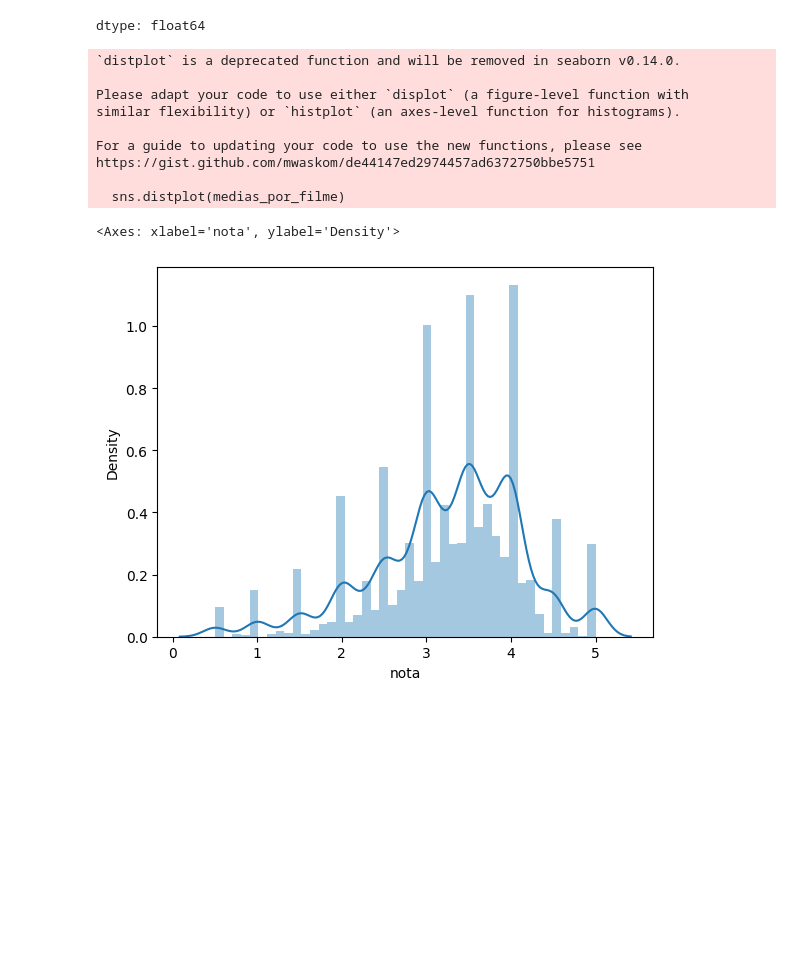
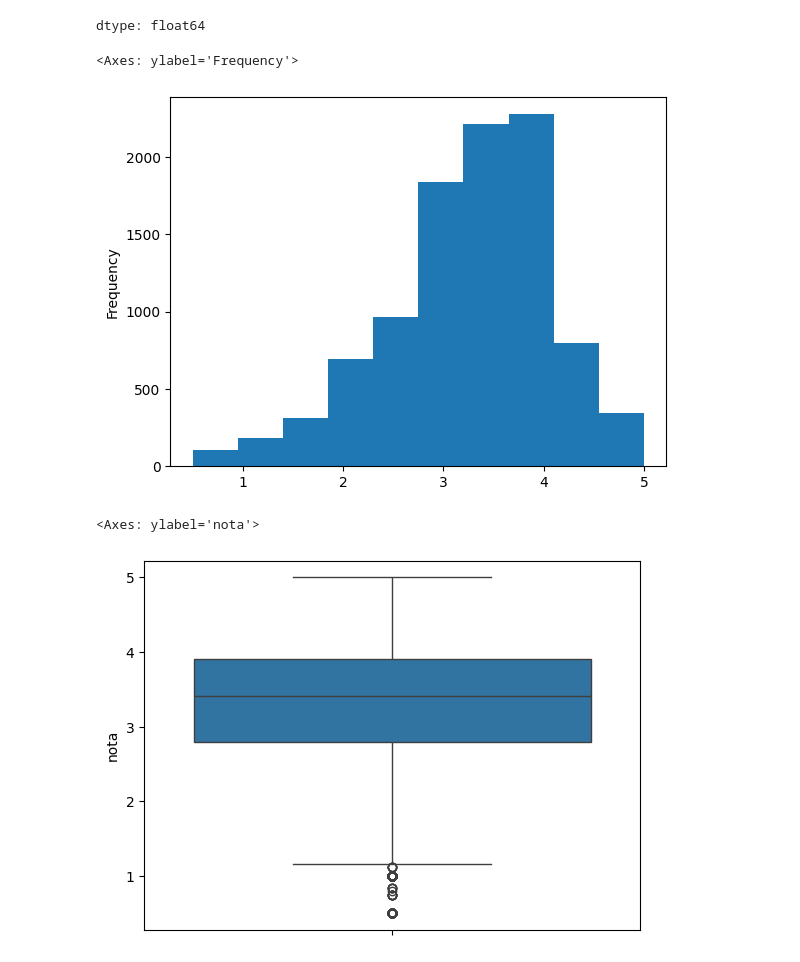
Before and after one commit to Ygor-Amaro/Alura_data_science_1, a Jupyter notebook: Data_Science_explorando_e_analisando_dados.ipynb, the cells around one changed output. Saved outputs shown, nothing was run; the diff lists cells and outputs as text; code cells hidden in the pictures; blank space fills up the shorter version.

```diff
--- a/Data_Science_explorando_e_analisando_dados.ipynb
+++ b/Data_Science_explorando_e_analisando_dados.ipynb
@@ -132,17 +136,13 @@ medias_por_filme.head()
 | 4 | 2.357143 |
 | 5 | 3.071429 |
 dtype: float64
+# %%
+medias_por_filme.plot(kind = "hist")
+# %% [output]
+<Axes: ylabel='Frequency'>
+[figure, added]
 # %%
-sns.distplot(medias_por_filme)
+sns.boxplot(medias_por_filme)
 # %% [output]
-`distplot` is a deprecated function and will be removed in seaborn v0.14.0.
-
-Please adapt your code to use either `displot` (a figure-level function with
-similar flexibility) or `histplot` (an axes-level function for histograms).
-
-For a guide to updating your code to use the new functions, please see
-https://gist.github.com/mwaskom/de44147ed2974457ad6372750bbe5751
-
-  sns.distplot(medias_por_filme)
+<Axes: ylabel='nota'>
-<Axes: xlabel='nota', ylabel='Density'>
-[figure, old version]
+[figure, new version]
```
Also changed, not shown: parts of 12 cells of this notebook.
